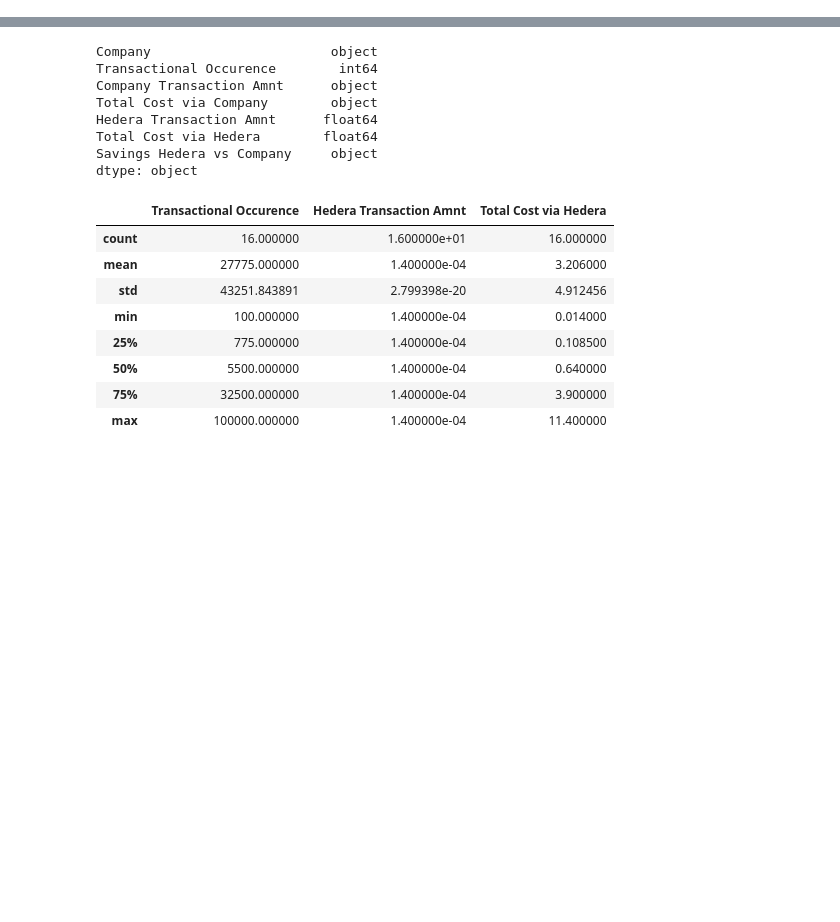
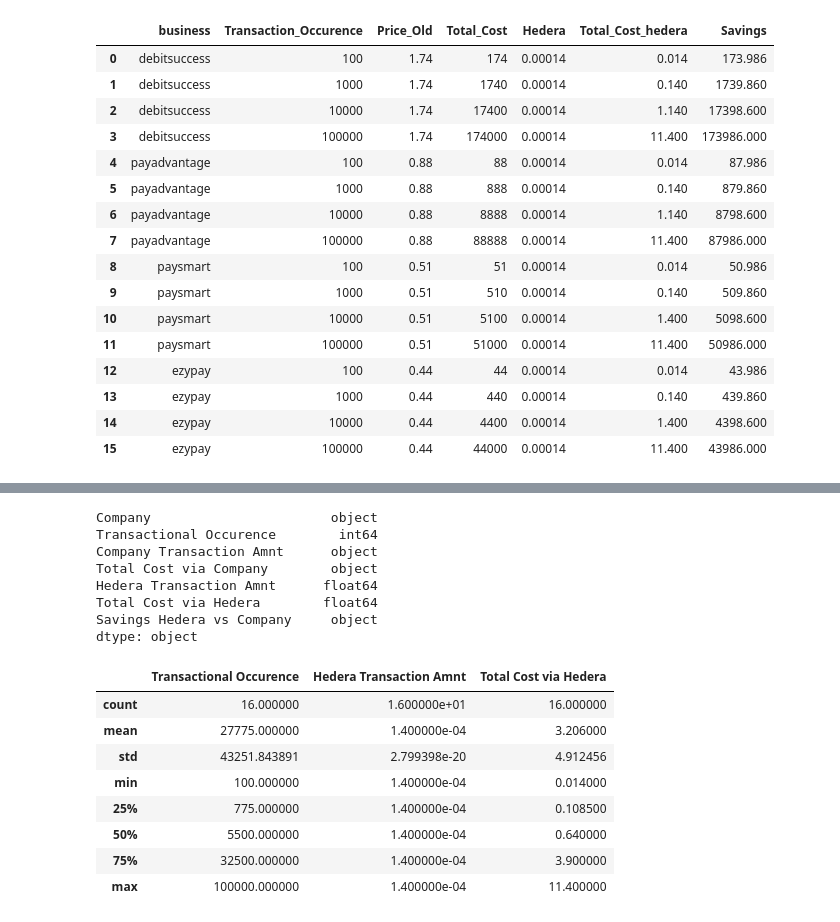
Before and after one commit to Dottie-Doutre/Group-B, a Jupyter notebook: gympay_analysis.ipynb, the cells around one changed output, grey strips where cells are left out. Cells and saved outputs as stored; diff of their text form; code cells hidden in the pictures; blank space fills up the shorter version.

```diff
--- a/gympay_analysis.ipynb
+++ b/gympay_analysis.ipynb
@@ -41,8 +41,27 @@ gym_user_df = gym_user_df.drop("No", axis=1)
 # %%
 # Reading in the total operational savings
 ## Display total operational savings dataframe
 
 total_ops_df = pd.read_csv(total_ops_path)
+total_ops_df
+# %% [output]
+|  | business | Transaction_Occurence | Price_Old | Total_Cost | Hedera | Total_Cost_hedera | Savings |
+| 0 | debitsuccess | 100 | 1.74 | 174 | 0.00014 | 0.014 | 173.986 |
+| 1 | debitsuccess | 1000 | 1.74 | 1740 | 0.00014 | 0.140 | 1739.860 |
+| 2 | debitsuccess | 10000 | 1.74 | 17400 | 0.00014 | 1.140 | 17398.600 |
+| 3 | debitsuccess | 100000 | 1.74 | 174000 | 0.00014 | 11.400 | 173986.000 |
+| 4 | payadvantage | 100 | 0.88 | 88 | 0.00014 | 0.014 | 87.986 |
+| 5 | payadvantage | 1000 | 0.88 | 888 | 0.00014 | 0.140 | 879.860 |
+| 6 | payadvantage | 10000 | 0.88 | 8888 | 0.00014 | 1.140 | 8798.600 |
+| 7 | payadvantage | 100000 | 0.88 | 88888 | 0.00014 | 11.400 | 87986.000 |
+| 8 | paysmart | 100 | 0.51 | 51 | 0.00014 | 0.014 | 50.986 |
+| 9 | paysmart | 1000 | 0.51 | 510 | 0.00014 | 0.140 | 509.860 |
+| 10 | paysmart | 10000 | 0.51 | 5100 | 0.00014 | 1.400 | 5098.600 |
+| 11 | paysmart | 100000 | 0.51 | 51000 | 0.00014 | 11.400 | 50986.000 |
+| 12 | ezypay | 100 | 0.44 | 44 | 0.00014 | 0.014 | 43.986 |
+| 13 | ezypay | 1000 | 0.44 | 440 | 0.00014 | 0.140 | 439.860 |
+| 14 | ezypay | 10000 | 0.44 | 4400 | 0.00014 | 1.400 | 4398.600 |
+| 15 | ezypay | 100000 | 0.44 | 44000 | 0.00014 | 11.400 | 43986.000 |
 # %%
 # Data cleansing of total_ops_df
 ## Step 1 = renaming columns,
```
Also changed, not shown: parts of 5 cells of this notebook.
